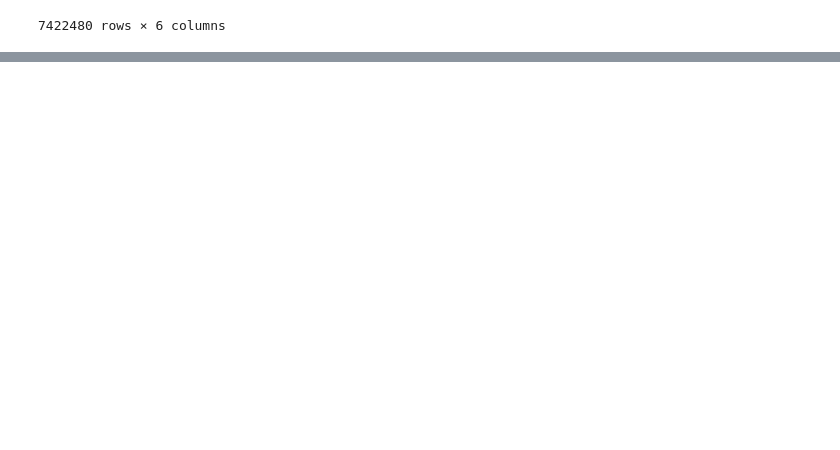
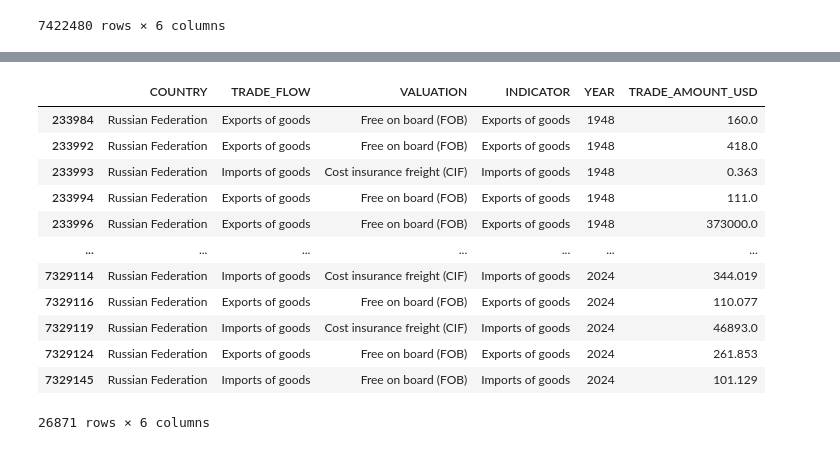
Before and after one commit to AlexxxGold/russia-global-trade, a Jupyter notebook: international_trade_in_goods.ipynb, the cells around one changed output, grey strips where cells are left out. Cells and saved outputs as stored; diff of their text form; code cells hidden in the pictures; blank space fills up the shorter version.

```diff
--- a/international_trade_in_goods.ipynb
+++ b/international_trade_in_goods.ipynb
@@ -66,0 +95,17 @@ AttributeError: Can only use .str accessor with string values!
+# %%
+df = df[df['INDICATOR'].isin(['Exports of goods', 'Imports of goods'])]
+df
+# %% [output]
+|  | COUNTRY | TRADE_FLOW | VALUATION | INDICATOR | YEAR | TRADE_AMOUNT_USD |
+| 233984 | Russian Federation | Exports of goods | Free on board (FOB) | Exports of goods | 1948 | 160.0 |
+| 233992 | Russian Federation | Exports of goods | Free on board (FOB) | Exports of goods | 1948 | 418.0 |
+| 233993 | Russian Federation | Imports of goods | Cost insurance freight (CIF) | Imports of goods | 1948 | 0.363 |
+| 233994 | Russian Federation | Exports of goods | Free on board (FOB) | Exports of goods | 1948 | 111.0 |
+| 233996 | Russian Federation | Exports of goods | Free on board (FOB) | Exports of goods | 1948 | 373000.0 |
+| ... | ... | ... | ... | ... | ... | ... |
+| 7329114 | Russian Federation | Imports of goods | Cost insurance freight (CIF) | Imports of goods | 2024 | 344.019 |
+| 7329116 | Russian Federation | Exports of goods | Free on board (FOB) | Exports of goods | 2024 | 110.077 |
+| 7329119 | Russian Federation | Imports of goods | Cost insurance freight (CIF) | Imports of goods | 2024 | 46893.0 |
+| 7329124 | Russian Federation | Exports of goods | Free on board (FOB) | Exports of goods | 2024 | 261.853 |
+| 7329145 | Russian Federation | Imports of goods | Free on board (FOB) | Imports of goods | 2024 | 101.129 |
+26871 rows × 6 columns
```
Also changed, not shown: parts of 5 cells of this notebook.
